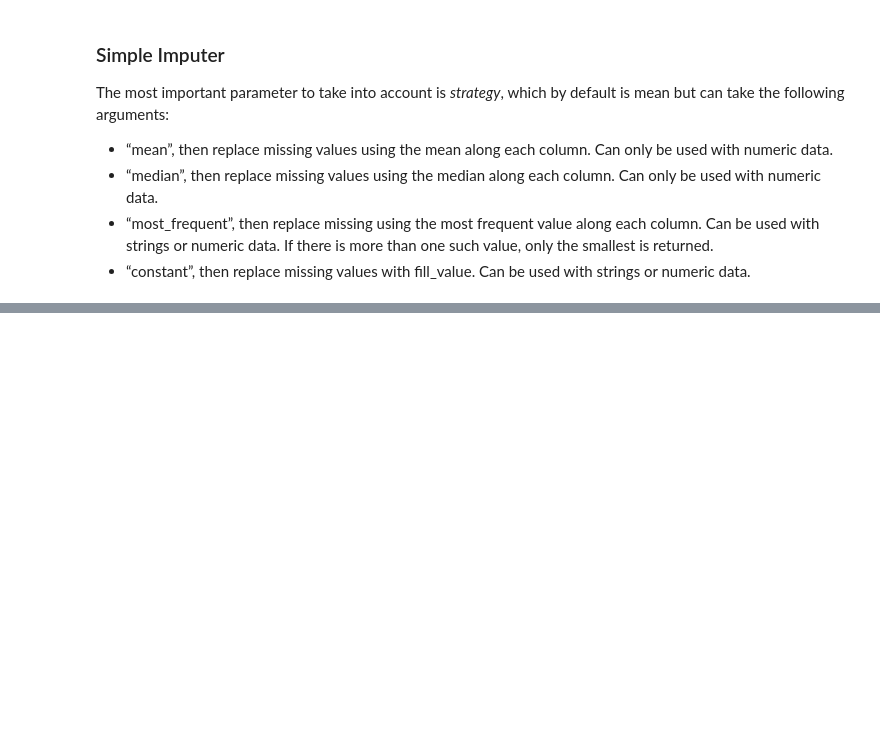
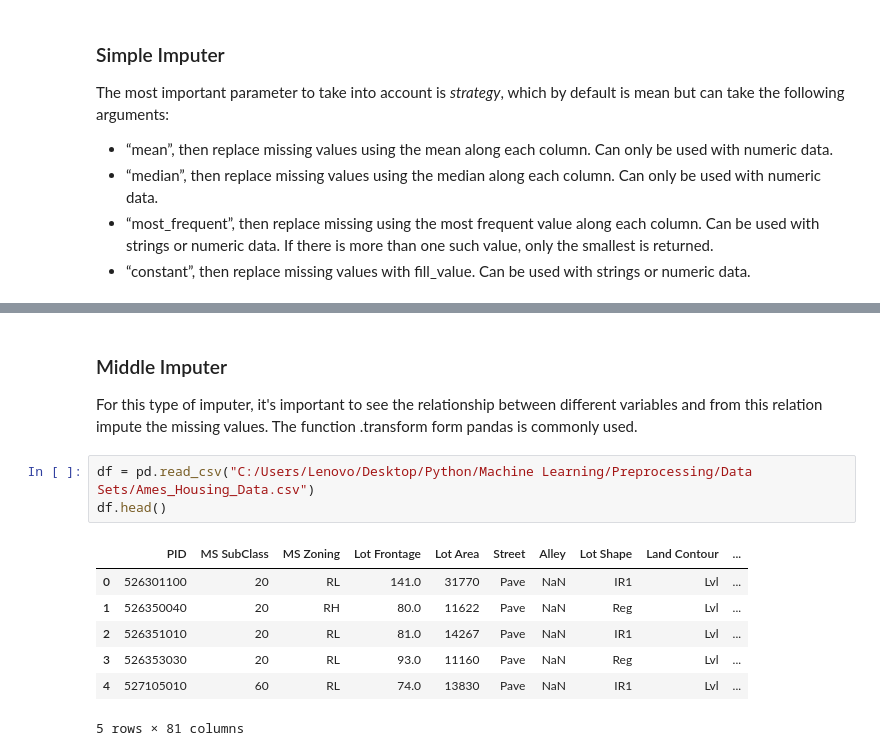
Before and after one commit to SimRey/Machine-Learning, a Jupyter notebook: Preprocessing/05-Imputing.ipynb, the cells around one changed output, grey strips where cells are left out. Saved outputs shown, nothing was run; the diff lists cells and outputs as text; blank space fills up the shorter version.

```diff
--- a/Preprocessing/05-Imputing.ipynb
+++ b/Preprocessing/05-Imputing.ipynb
@@ -21,0 +147,15 @@ The most important parameter to take into account is *strategy*, which by defaul
+# %% [markdown]
+### Middle Imputer
+
+For this type of imputer, it's important to see the relationship between different variables and from this relation impute the missing values. The function .transform form pandas is commonly used.
+# %%
+df = pd.read_csv("C:/Users/Lenovo/Desktop/Python/Machine Learning/Preprocessing/Data Sets/Ames_Housing_Data.csv")
+df.head()
+# %% [output]
+|  | PID | MS SubClass | MS Zoning | Lot Frontage | Lot Area | Street | Alley | Lot Shape | Land Contour | ... |
+| 0 | 526301100 | 20 | RL | 141.0 | 31770 | Pave | NaN | IR1 | Lvl | ... |
+| 1 | 526350040 | 20 | RH | 80.0 | 11622 | Pave | NaN | Reg | Lvl | ... |
+| 2 | 526351010 | 20 | RL | 81.0 | 14267 | Pave | NaN | IR1 | Lvl | ... |
+| 3 | 526353030 | 20 | RL | 93.0 | 11160 | Pave | NaN | Reg | Lvl | ... |
+| 4 | 527105010 | 60 | RL | 74.0 | 13830 | Pave | NaN | IR1 | Lvl | ... |
+5 rows × 81 columns
```
Also changed, not shown: parts of 17 cells of this notebook, 1 other file.
